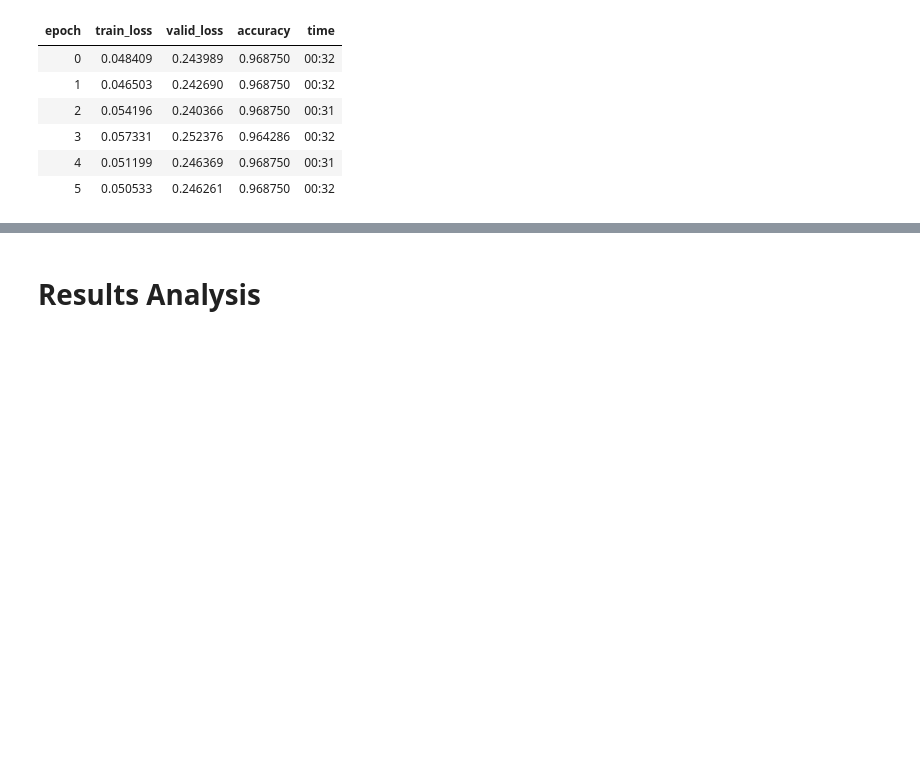
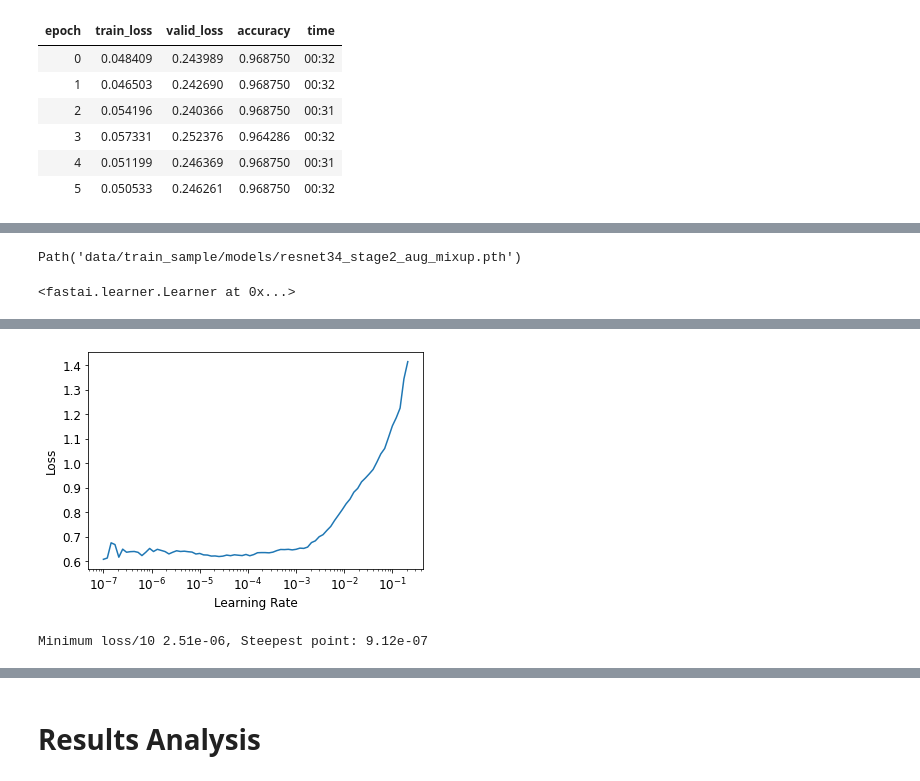
Before and after one commit to lehtone1/nature_concervancy, a Jupyter notebook: 1.1_initial_model.ipynb, the cells around one changed output, grey strips where cells are left out. Saved outputs shown, nothing was run; the diff lists cells and outputs as text; code cells hidden in the pictures; blank space fills up the shorter version.

```diff
--- a/1.1_initial_model.ipynb
+++ b/1.1_initial_model.ipynb
@@ -312,0 +387,2 @@ learn.fit_one_cycle(6, lr_max = lr_min)
+# %%
+learn.fit_one_cycle(10, 1e-4)
@@ -312,0 +401,11 @@ learn.fit_one_cycle(6, lr_max = lr_min)
+# %%
+learn.save("resnet34_stage2_aug_mixup")
+# %% [output]
+Path('data/train_sample/models/resnet34_stage2_aug_mixup.pth')
+# %%
+learn.load("resnet34_stage2_aug_mixup")
+# %% [output]
+<fastai.learner.Learner at 0x...>
+# %%
+lr_min, lr_steep = learn.lr_find()
+# %% [output]
@@ -312,0 +413,5 @@ learn.fit_one_cycle(6, lr_max = lr_min)
+[figure, added]
+# %%
+print(f"Minimum loss/10 {lr_min:.2e}, Steepest point: {lr_steep:.2e}")
+# %% [output]
+Minimum loss/10 2.51e-06, Steepest point: 9.12e-07
```
Also changed, not shown: parts of 44 cells of this notebook.
